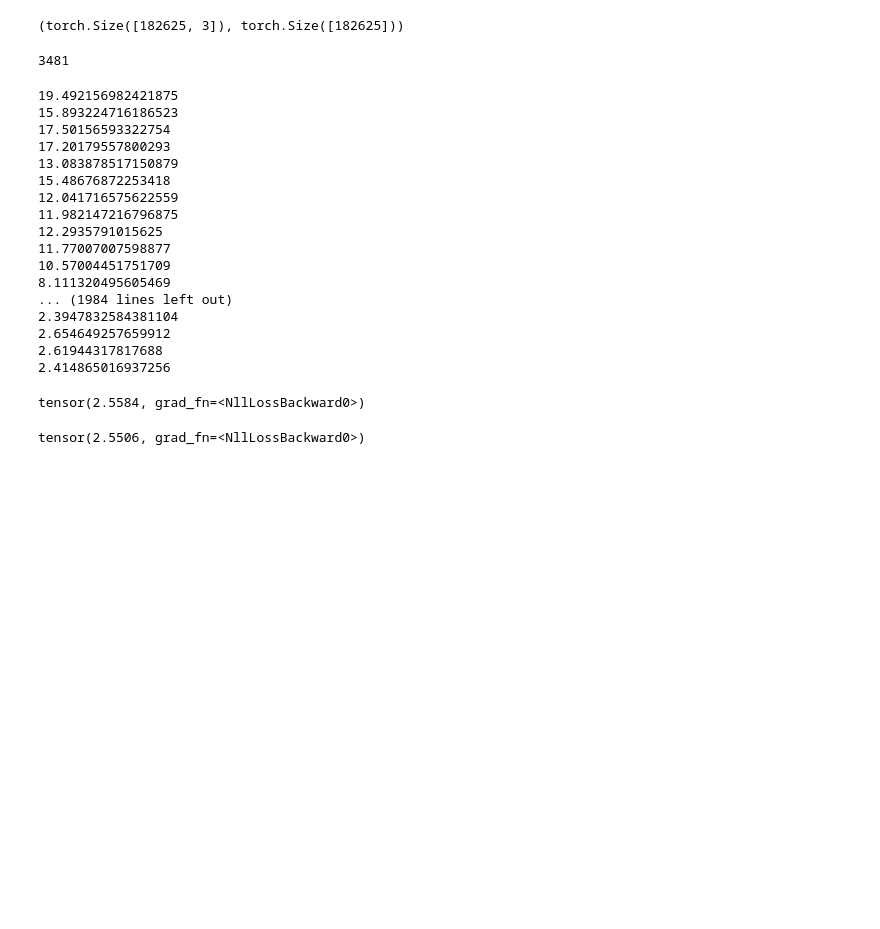
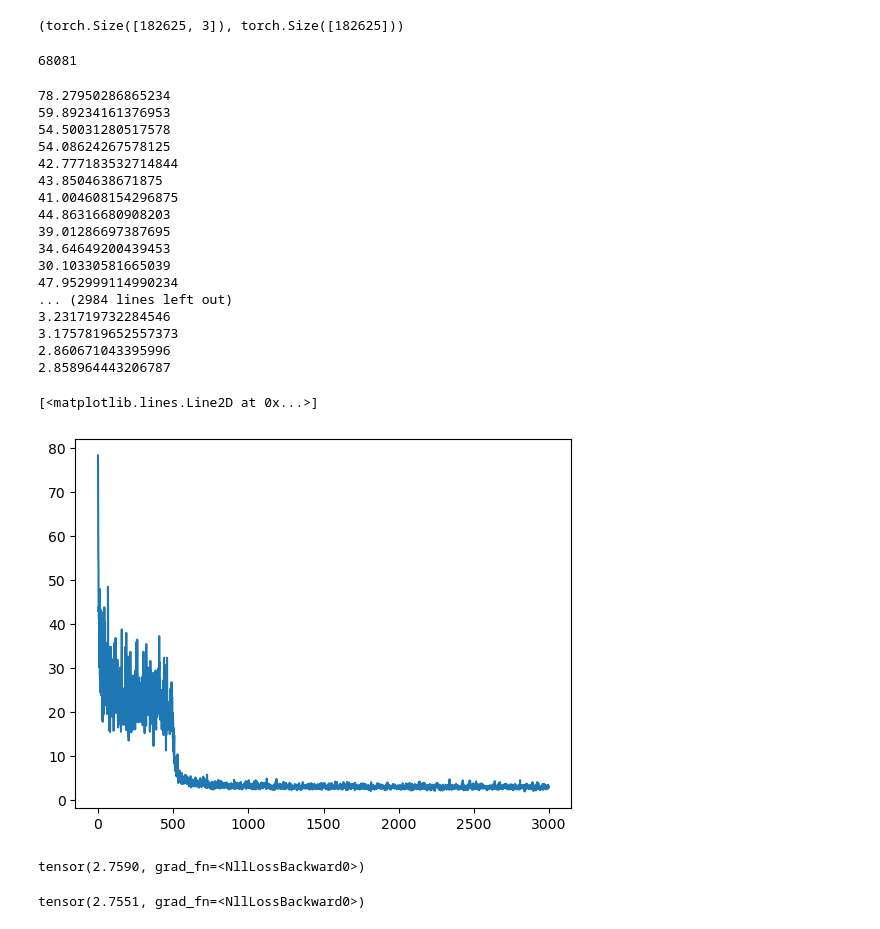
Before and after one commit to rgsk/ml-practice, a Jupyter notebook: andrej/26. Splitting Data.ipynb, the cells around one changed output. Cells and saved outputs as stored; diff of their text form; code cells hidden in the pictures; blank space fills up the shorter version.

```diff
--- a/andrej/26. Splitting Data.ipynb
+++ b/andrej/26. Splitting Data.ipynb
@@ -61,20 +61,23 @@ Xtr.shape, Ytr.shape # dataset
 # %%
 g = torch.Generator().manual_seed(2147483647) # for reproducibility
 C = torch.randn((27, 2), generator=g)
-W1 = torch.randn((6, 100), generator=g)
-b1 = torch.randn(100, generator=g)
-W2 = torch.randn((100, 27), generator=g)
+W1 = torch.randn((6, 2000), generator=g)
+b1 = torch.randn(2000, generator=g)
+W2 = torch.randn((2000, 27), generator=g)
 b2 = torch.randn(27, generator=g)
 parameters = [C, W1, b1, W2, b2]
 # %%
 sum(p.nelement() for p in parameters)
 # %% [output]
-3481
+68081
 # %%
 for p in parameters:
     p.requires_grad = True
 # %%
-for i in range(2000):
+lossi = []
+stepi = []
+
+for i in range(3000):
     # minibatch construct
     ix = torch.randint(0, Xtr.shape[0], (32,)) # sample 32 at a time
     # forward pass
@@ -88,27 +91,37 @@ for i in range(2000):
         p.grad = None
     loss.backward()
     # update
-    lr = 0.1 if i < 1000 else 0.01
+    lr = 0.1
+    if i > 500:
+        lr = 0.01
     for p in parameters:
         p.data += -lr * p.grad
+
+    stepi.append(i)
+    lossi.append(loss.item())
 # %% [output]
-19.492156982421875
-15.893224716186523
-17.50156593322754
-17.20179557800293
-13.083878517150879
-15.48676872253418
-12.041716575622559
-11.982147216796875
-12.2935791015625
-11.77007007598877
-10.57004451751709
-8.111320495605469
-... (1984 lines left out)
-2.3947832584381104
-2.654649257659912
-2.61944317817688
-2.414865016937256
+78.27950286865234
+59.89234161376953
+54.50031280517578
+54.08624267578125
+42.777183532714844
+43.8504638671875
+41.004608154296875
+44.86316680908203
+39.01286697387695
+34.64649200439453
+30.10330581665039
+47.952999114990234
+... (2984 lines left out)
+3.231719732284546
+3.1757819652557373
+2.860671043395996
+2.858964443206787
+# %%
+plt.plot(stepi, lossi)
+# %% [output]
+[<matplotlib.lines.Line2D at 0x...>]
+[figure, added]
 # %%
 emb = C[Xtr] # (32, 3, 2)
 h = torch.tanh(emb.view(-1, 6) @ W1 + b1) # (32, 100)
@@ -116,7 +129,7 @@ logits = h @ W2 + b2 # (32, 27])
 loss = F.cross_entropy(logits, Ytr)
 loss
 # %% [output]
-tensor(2.5584, grad_fn=<NllLossBackward0>)
+tensor(2.7590, grad_fn=<NllLossBackward0>)
 # %%
 emb = C[Xdev] # (32, 3, 2)
 h = torch.tanh(emb.view(-1, 6) @ W1 + b1) # (32, 100)
@@ -124,7 +137,7 @@ logits = h @ W2 + b2 # (32, 27])
 loss = F.cross_entropy(logits, Ydev)
 loss
 # %% [output]
-tensor(2.5506, grad_fn=<NllLossBackward0>)
+tensor(2.7551, grad_fn=<NllLossBackward0>)
 # %%
 
 
```
Also changed, not shown: parts of 3 cells of this notebook.
